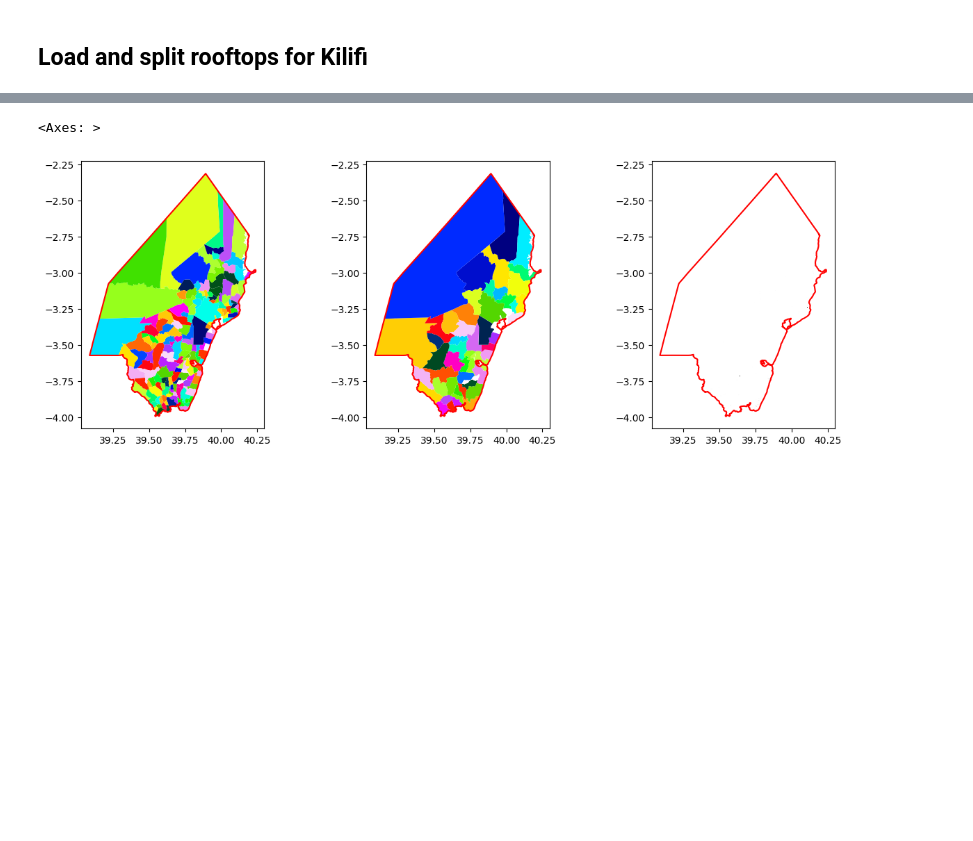
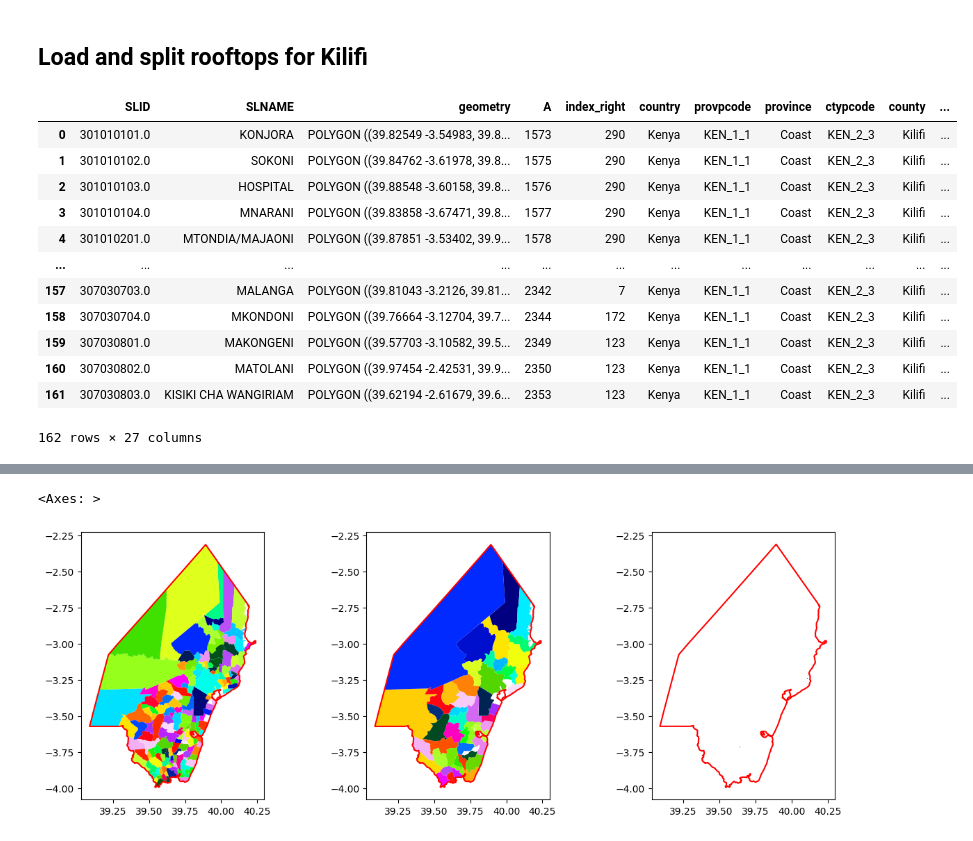
Before and after one commit to IDinsight/rooftop_sampling, a Jupyter notebook: kilifi_sampling/01_load_data.ipynb, the cells around one changed output, grey strips where cells are left out. Saved outputs shown, nothing was run; the diff lists cells and outputs as text; code cells hidden in the pictures; blank space fills up the shorter version.

```diff
--- a/kilifi_sampling/01_load_data.ipynb
+++ b/kilifi_sampling/01_load_data.ipynb
@@ -47,7 +47,23 @@ rooftops_kilifi = rooftops[rooftops.geometry.within(county_kilifi.unary_union.bu
 
 merged_data_with_geom = sublocations_kilifi.merge(
     merged_data.drop(columns="SLNAME"),
-    on='SLID', how='inner')
+    on='SLID', how='inner').copy()
+# %%
+merged_data_with_geom
+# %% [output]
+|  | SLID | SLNAME | geometry | A | index_right | country | provpcode | province | ctypcode | county | ... |
+| 0 | 301010101.0 | KONJORA | POLYGON ((39.82549 -3.54983, 39.8... | 1573 | 290 | Kenya | KEN_1_1 | Coast | KEN_2_3 | Kilifi | ... |
+| 1 | 301010102.0 | SOKONI | POLYGON ((39.84762 -3.61978, 39.8... | 1575 | 290 | Kenya | KEN_1_1 | Coast | KEN_2_3 | Kilifi | ... |
+| 2 | 301010103.0 | HOSPITAL | POLYGON ((39.88548 -3.60158, 39.8... | 1576 | 290 | Kenya | KEN_1_1 | Coast | KEN_2_3 | Kilifi | ... |
+| 3 | 301010104.0 | MNARANI | POLYGON ((39.83858 -3.67471, 39.8... | 1577 | 290 | Kenya | KEN_1_1 | Coast | KEN_2_3 | Kilifi | ... |
+| 4 | 301010201.0 | MTONDIA/MAJAONI | POLYGON ((39.87851 -3.53402, 39.9... | 1578 | 290 | Kenya | KEN_1_1 | Coast | KEN_2_3 | Kilifi | ... |
+| ... | ... | ... | ... | ... | ... | ... | ... | ... | ... | ... | ... |
+| 157 | 307030703.0 | MALANGA | POLYGON ((39.81043 -3.2126, 39.81... | 2342 | 7 | Kenya | KEN_1_1 | Coast | KEN_2_3 | Kilifi | ... |
+| 158 | 307030704.0 | MKONDONI | POLYGON ((39.76664 -3.12704, 39.7... | 2344 | 172 | Kenya | KEN_1_1 | Coast | KEN_2_3 | Kilifi | ... |
+| 159 | 307030801.0 | MAKONGENI | POLYGON ((39.57703 -3.10582, 39.5... | 2349 | 123 | Kenya | KEN_1_1 | Coast | KEN_2_3 | Kilifi | ... |
+| 160 | 307030802.0 | MATOLANI | POLYGON ((39.97454 -2.42531, 39.9... | 2350 | 123 | Kenya | KEN_1_1 | Coast | KEN_2_3 | Kilifi | ... |
+| 161 | 307030803.0 | KISIKI CHA WANGIRIAM | POLYGON ((39.62194 -2.61679, 39.6... | 2353 | 123 | Kenya | KEN_1_1 | Coast | KEN_2_3 | Kilifi | ... |
+162 rows × 27 columns
 # %%
 # Save filtered shapes
 county_kilifi.to_file(OUTPUT_PATH / "00_utils_data" / "Kilifi_county.kml", driver='KML')
```
Also changed, not shown: parts of 2 cells of this notebook, 4 other files.
